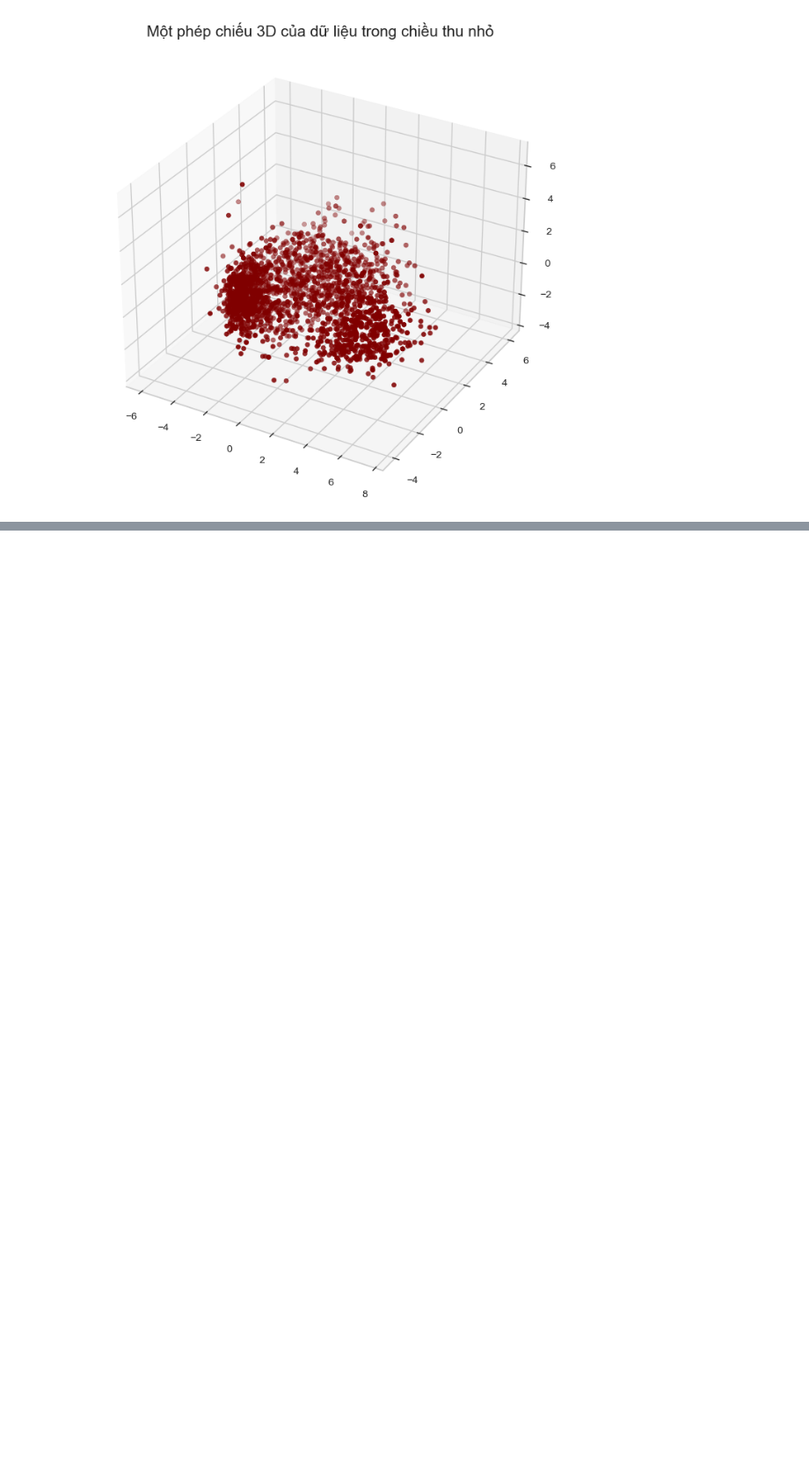
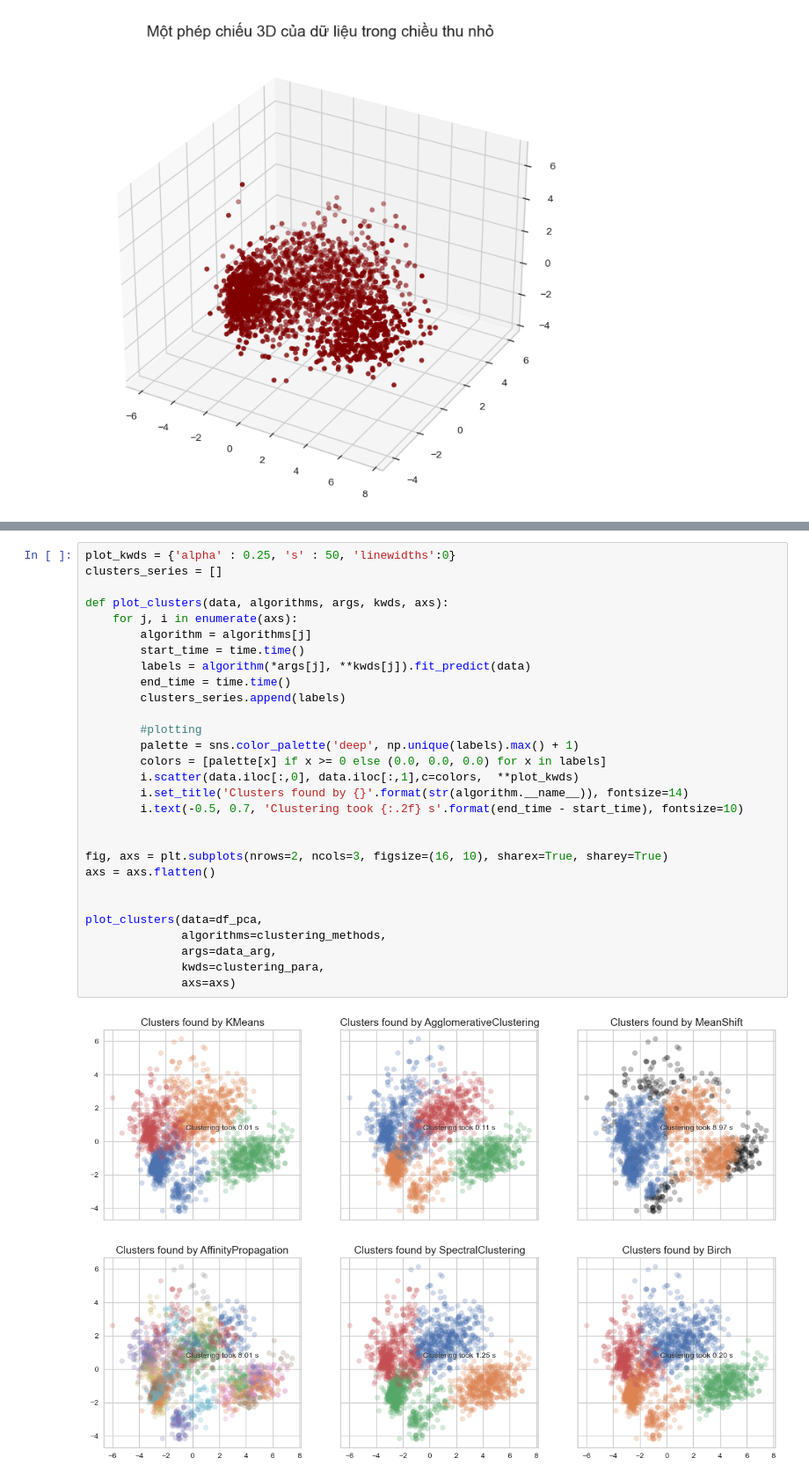
Before and after one commit to xtoan289/DACN-1, a Jupyter notebook: data_visualization.ipynb, the cells around one changed output, grey strips where cells are left out. Shown at 88% size. Cells and saved outputs as stored; diff of their text form; blank space fills up the shorter version.

```diff
--- a/data_visualization.ipynb
+++ b/data_visualization.ipynb
@@ -591,0 +637,31 @@ plt.show()
+# %%
+plot_kwds = {'alpha' : 0.25, 's' : 50, 'linewidths':0}
+clusters_series = []
+
+def plot_clusters(data, algorithms, args, kwds, axs):
+    for j, i in enumerate(axs):
+        algorithm = algorithms[j]
+        start_time = time.time()
+        labels = algorithm(*args[j], **kwds[j]).fit_predict(data)
+        end_time = time.time()
+        clusters_series.append(labels)
+
+        #plotting
+        palette = sns.color_palette('deep', np.unique(labels).max() + 1)
+        colors = [palette[x] if x >= 0 else (0.0, 0.0, 0.0) for x in labels]
+        i.scatter(data.iloc[:,0], data.iloc[:,1],c=colors,  **plot_kwds)
+        i.set_title('Clusters found by {}'.format(str(algorithm.__name__)), fontsize=14)
+        i.text(-0.5, 0.7, 'Clustering took {:.2f} s'.format(end_time - start_time), fontsize=10)
+
+
+fig, axs = plt.subplots(nrows=2, ncols=3, figsize=(16, 10), sharex=True, sharey=True)
+axs = axs.flatten()
+
+
+plot_clusters(data=df_pca,
+              algorithms=clustering_methods,
+              args=data_arg,
+              kwds=clustering_para,
+              axs=axs)
+# %% [output]
+[figure, added]
```
Also changed, not shown: parts of 8 cells of this notebook.
